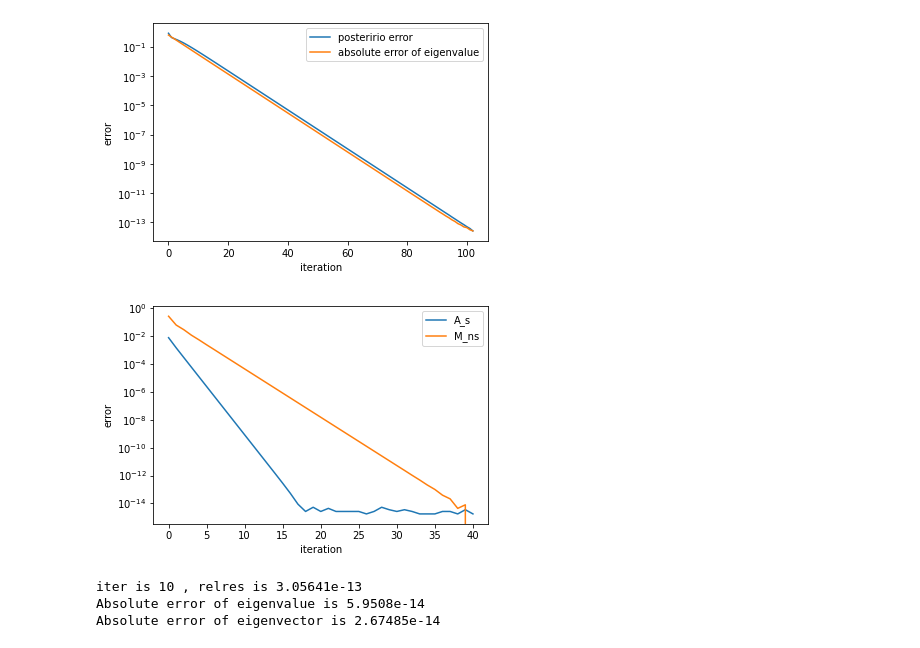
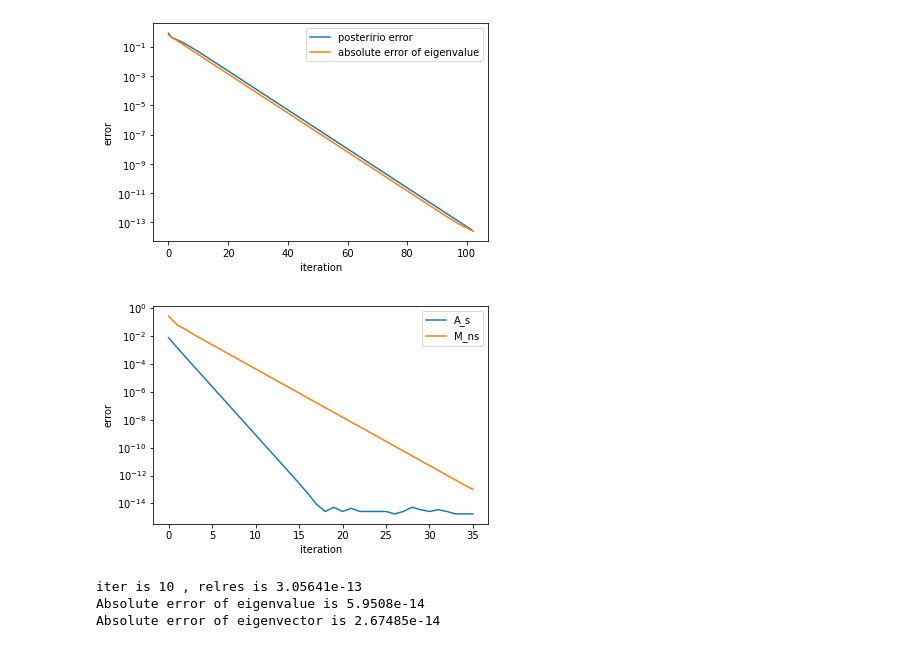
Before and after one commit to sharkjingyang/Numerical-2020-Fall-Homework, a Jupyter notebook: Homework4/HW4.ipynb, the cells around one changed output. Drawn from its saved outputs; the diff is of its cells as text; code cells hidden in the pictures.

```diff
--- a/Homework4/HW4.ipynb
+++ b/Homework4/HW4.ipynb
@@ -191,36 +191,36 @@ def power_compare_sys(A, z_0, tol, nmax):
         y1 = q_2
         costheta = np.abs(y1 @ x)
 
         if costheta >= 5e-2:
             iteration = iteration+1
             temp = LA.norm(z-lamb * q)/costheta
             relres = temp
             record.append(np.abs(lamb_1-lamb))
         else:
             print("multiple eigenvalue")
     return record
 
 
 A_s = np.array([[1, 3, 4], [3, 1, 2], [4, 2, 1]])
 T = np.array([[8, 1, 6], [3, 5, 7], [4, 9, 2]])
 M_ns = LA.inv(T) @ A_s @ T
 w, v = LA.eig(A_s)
 lamb_1 = np.max(w)
 z_0 = np.array([1, 1, 1]).reshape(3, 1)
-Record_As = power_compare_sys(A_s, z_0, 4.8e-15, 40)
-Record_Mns = power_compare_sys(M_ns, z_0, 4.8e-15, 40)
+Record_As = power_compare_sys(A_s, z_0, 4.8e-15, 35)
+Record_Mns = power_compare_sys(M_ns, z_0, 4.8e-15, 35)
 
 
 fig, ax1 = plt.subplots()
 plt.plot(np.squeeze(np.array(Record_As)), label="A_s")
 plt.plot(np.squeeze(np.array(Record_Mns)), label="M_ns")
 plt.xlabel('iteration')
 plt.ylabel('error')
 ax1.set_yscale('log')
 plt.legend()
 plt.show()
 # %% [output]
-[figure, old version]
+[figure, new version]
 # %%
 ## Example 5.3
 ## inverse power method
```
Also changed, not shown: parts of 1 cell of this notebook.
